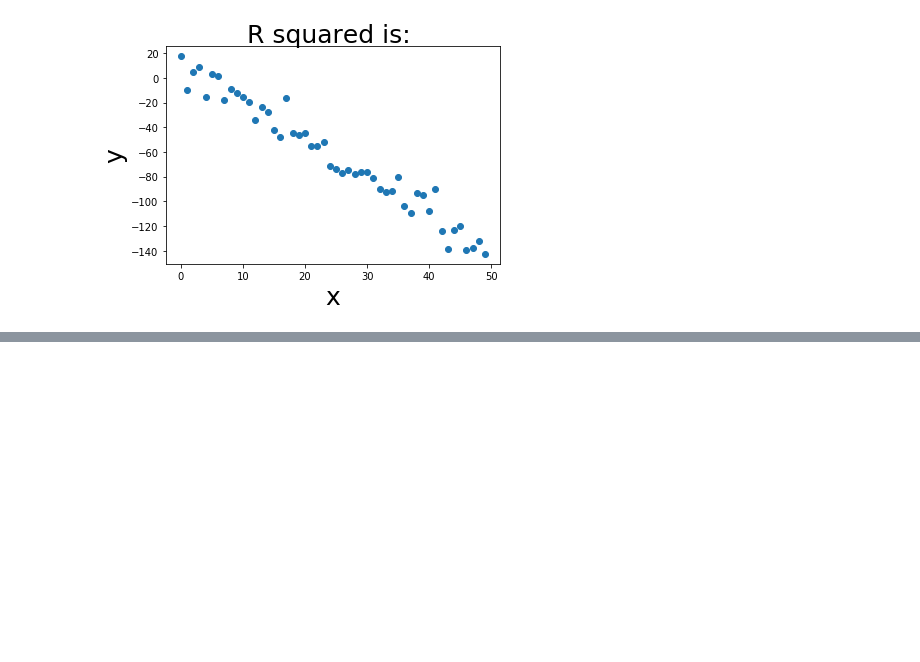
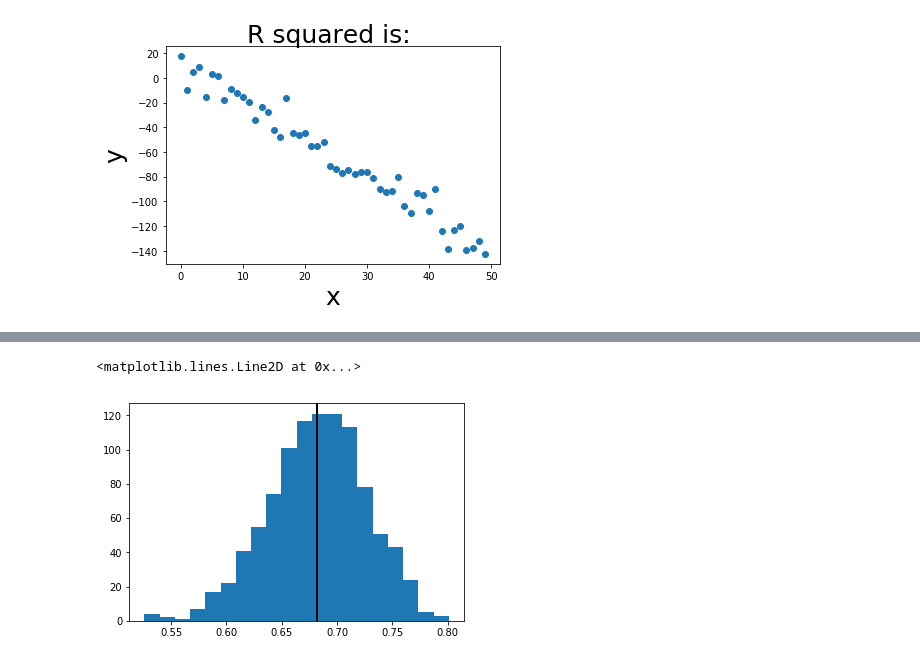
Before and after one commit to kpivert/node, a Jupyter notebook: Week_4/Regression Analysis in Python.ipynb, the cells around one changed output, grey strips where cells are left out. Drawn from its saved outputs; the diff is of its cells as text; code cells hidden in the pictures; blank space fills up the shorter version.

```diff
--- a/Week_4/Regression Analysis in Python.ipynb
+++ b/Week_4/Regression Analysis in Python.ipynb
@@ -272,0 +381,25 @@ print(auto_data.head())
+# %%
+r2_values = []
+
+for i in range(1000):
+    train, test = train_test_split(auto_data, test_size = 0.2)
+
+    train_x = (train.weight).values.reshape(-1,1)
+    train_y = (train.mpg).values.reshape(-1,1)
+
+    test_x = (test.weight).values.reshape(-1,1)
+    test_y = (test.mpg).values.reshape(-1,1)
+
+    regr = linear_model.LinearRegression()
+
+    regr.fit(train_x, train_y)
+
+    r2 = r2_score(test_y, regr.predict(test_x))
+    r2_values.append(r2)
+# print(r2_values)
+r2_values =np.array(r2_values)
+plt.hist(r2_values, bins=20)
+plt.axvline(x=np.mean(r2_values), linewidth=2, color='k')
+# %% [output]
+<matplotlib.lines.Line2D at 0x...>
+[figure, added]
```
Also changed, not shown: parts of 9 cells of this notebook, 2 other files.
